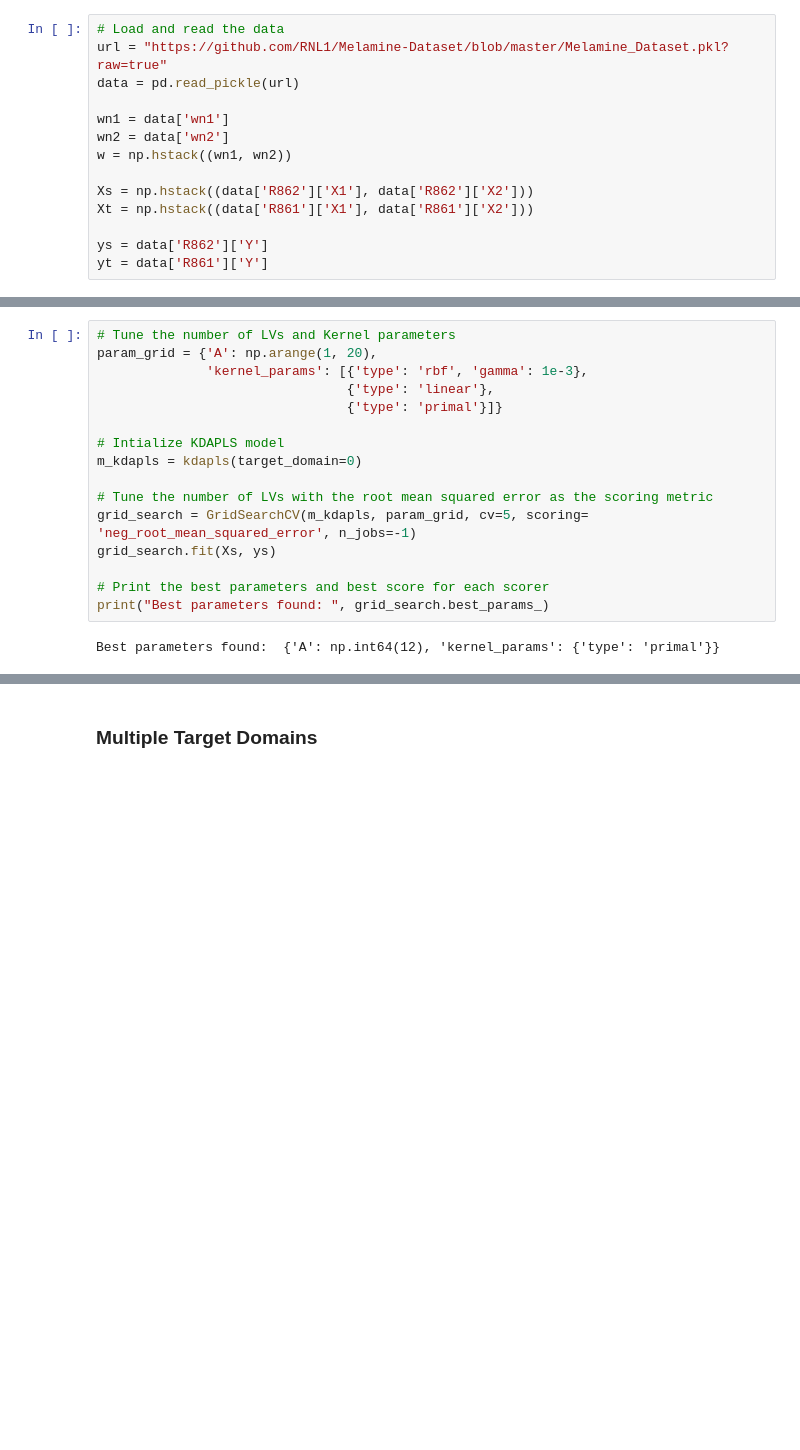
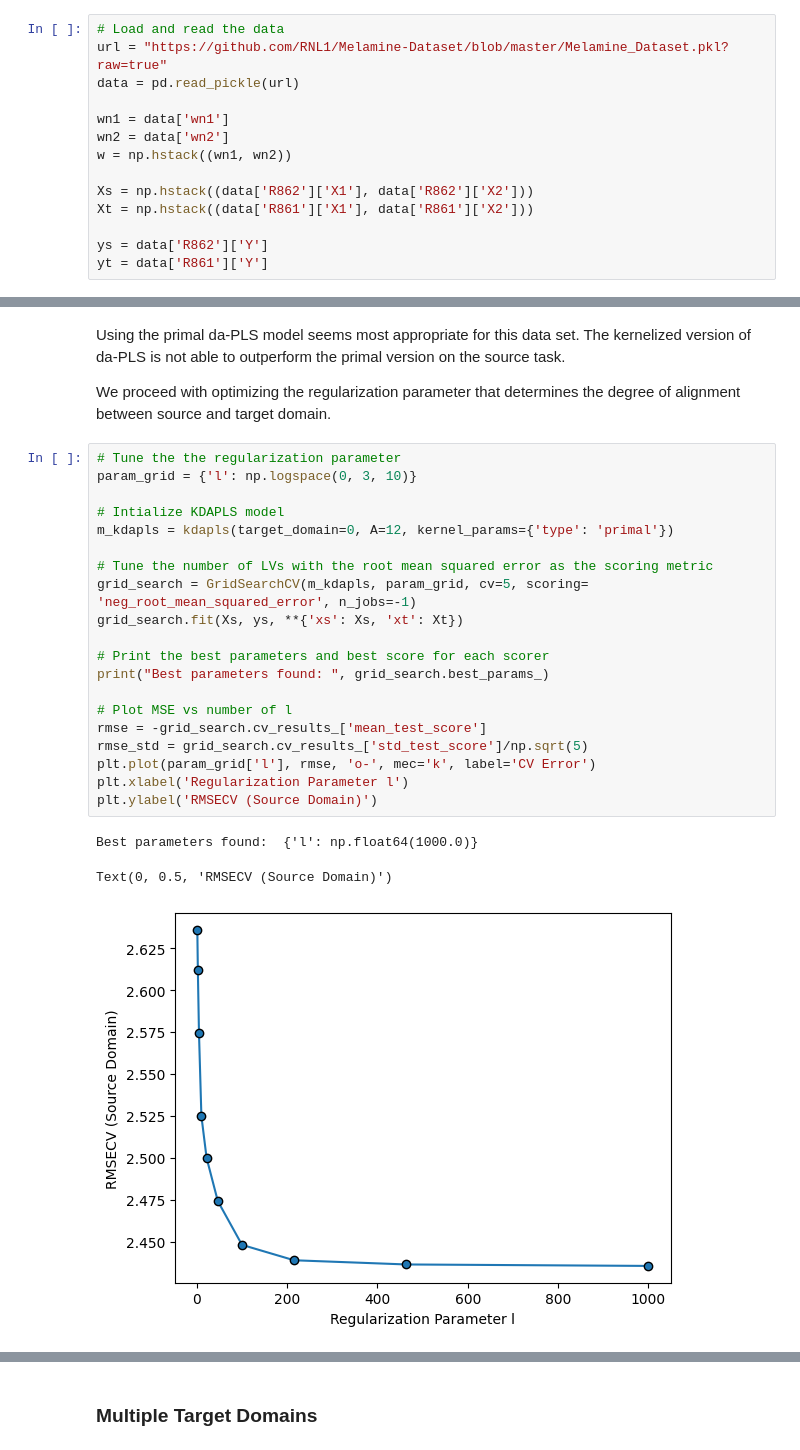
Before and after one commit to taozhangr/diPLSlib, a Jupyter notebook: notebooks/demo_daPLS.ipynb, the cells around one changed output, grey strips where cells are left out. Saved outputs shown, nothing was run; the diff lists cells and outputs as text; blank space fills up the shorter version.

```diff
--- a/notebooks/demo_daPLS.ipynb
+++ b/notebooks/demo_daPLS.ipynb
@@ -218,18 +267,28 @@ yt = data['R861']['Y']
+# %% [markdown]
+Using the primal da-PLS model seems most appropriate for this data set. The kernelized version of da-PLS is not able to outperform the primal version on the source task.
+
+We proceed with optimizing the regularization parameter that determines the degree of alignment between source and target domain.
 # %%
-# Tune the number of LVs and Kernel parameters
-param_grid = {'A': np.arange(1, 20),
-              'kernel_params': [{'type': 'rbf', 'gamma': 1e-3},
-                                {'type': 'linear'},
-                                {'type': 'primal'}]}
+# Tune the the regularization parameter
+param_grid = {'l': np.logspace(0, 3, 10)}
 
 # Intialize KDAPLS model
-m_kdapls = kdapls(target_domain=0)
+m_kdapls = kdapls(target_domain=0, A=12, kernel_params={'type': 'primal'})
 
 # Tune the number of LVs with the root mean squared error as the scoring metric
 grid_search = GridSearchCV(m_kdapls, param_grid, cv=5, scoring= 'neg_root_mean_squared_error', n_jobs=-1)
-grid_search.fit(Xs, ys)
+grid_search.fit(Xs, ys, **{'xs': Xs, 'xt': Xt})
 
 # Print the best parameters and best score for each scorer
 print("Best parameters found: ", grid_search.best_params_)
+
+# Plot MSE vs number of l
+rmse = -grid_search.cv_results_['mean_test_score']
+rmse_std = grid_search.cv_results_['std_test_score']/np.sqrt(5)
+plt.plot(param_grid['l'], rmse, 'o-', mec='k', label='CV Error')
+plt.xlabel('Regularization Parameter l')
+plt.ylabel('RMSECV (Source Domain)')
 # %% [output]
-Best parameters found:  {'A': np.int64(12), 'kernel_params': {'type': 'primal'}}
+Best parameters found:  {'l': np.float64(1000.0)}
+Text(0, 0.5, 'RMSECV (Source Domain)')
+[figure, added]
```
Also changed, not shown: parts of 18 cells of this notebook, 12 other files.
